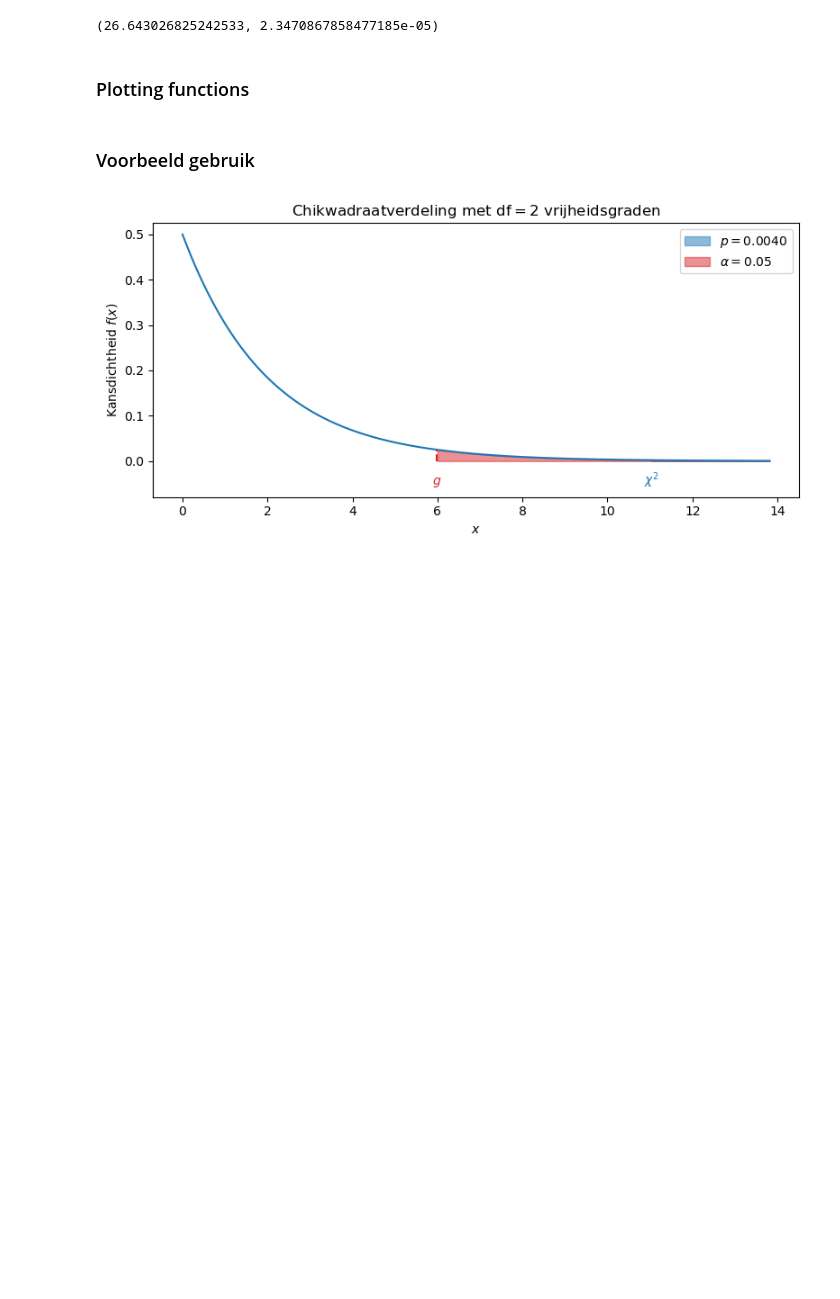
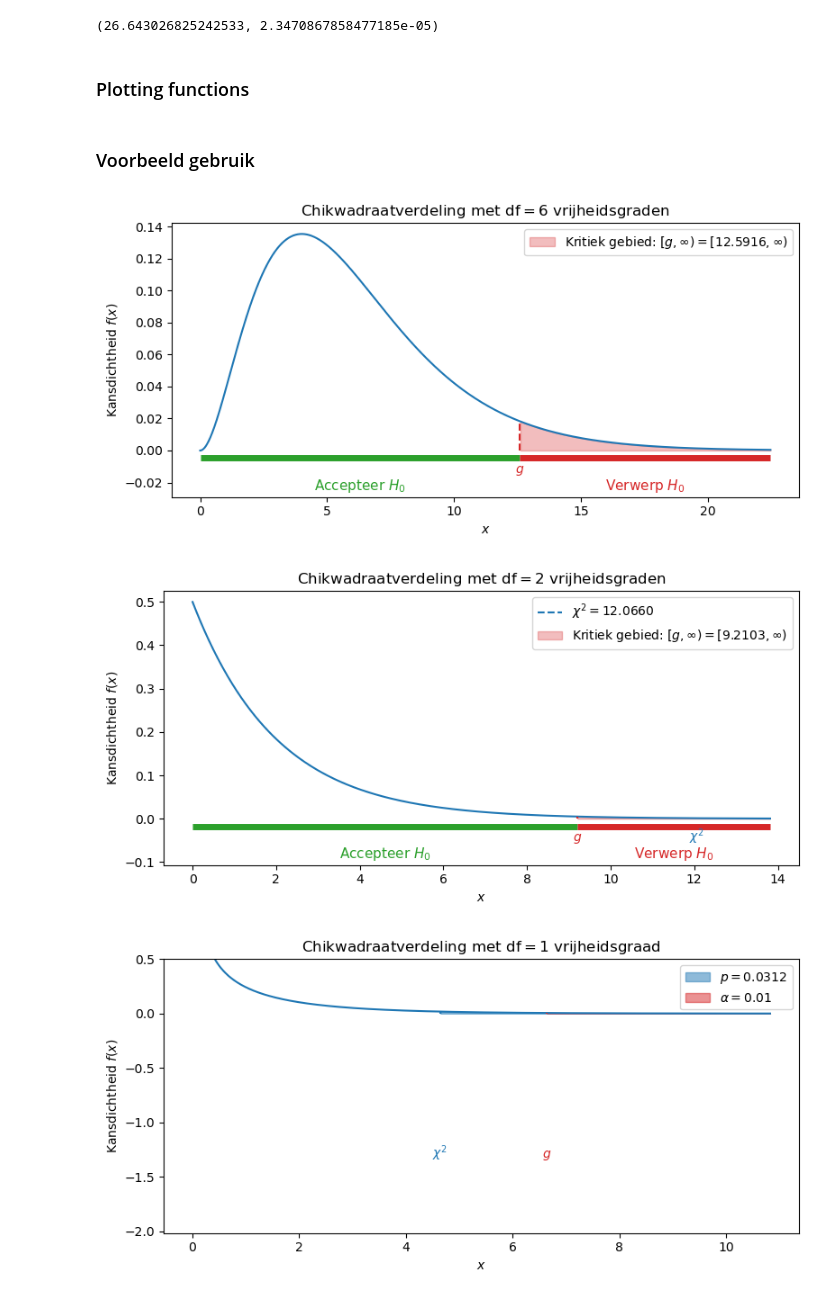
Before and after one commit to DBlom96/Statistiek, a Jupyter notebook: Python/statistics_utils/notebooks/chi_square.ipynb, the cells around one changed output. Cells and saved outputs as stored; diff of their text form; code cells hidden in the pictures; blank space fills up the shorter version.

```diff
--- a/Python/statistics_utils/notebooks/chi_square.ipynb
+++ b/Python/statistics_utils/notebooks/chi_square.ipynb
@@ -320,7 +320,9 @@ def chi2_p_value(test_statistic, alpha, df, filename):
     ax.plot(x, y)
 
     ymin, ymax = ax.get_ylim()
+    ymax = min(ymax, maxy)
     ytext, offset = get_y_annotation(ax)
+    ylines = 1/2 * ytext
     ax.set_ylim(ymin - 2 * offset, ymax)
 
     if test_statistic:
@@ -341,7 +343,7 @@ def chi2_p_value(test_statistic, alpha, df, filename):
     plt.savefig(filename, format='png')
 
 
-def chi2_critical_value(test_statistic, alpha, df, filename):
+def chi2_critical_value(test_statistic=None, alpha=0.05, df=1, filename="test.png"):
     xmin, xmax = chi2_choose_domain(df=df)
     x = np.linspace(xmin, xmax, 1000)
     y = chi2.pdf(x, df=df)
@@ -356,20 +358,29 @@ def chi2_critical_value(test_statistic, alpha, df, filename):
 
     ymin, ymax = ax.get_ylim()
     ytext, offset = get_y_annotation(ax)
-    ax.set_ylim(ymin - 2 * offset, ymax)
+    ylines = 1/3 * ytext
+    ax.set_ylim(ymin - 3 * offset, ymax)
 
     if test_statistic:
         ax.plot([test_statistic, test_statistic], [0, chi2.pdf(test_statistic, df=df)], color=primary_plot_color, linestyle='--', label=f"$\\chi^2={test_statistic:.4f}$")
         ax.text(test_statistic, ytext, "$\\chi^2$", color=primary_plot_color, ha="center")
 
-    ax.fill_between(x, y, where=(x >= critical_value), color=critical_color, alpha=0.3, label=f"Kritiek gebied: $[g,\\infty) = [{critical_value:.4f}: \\infty)$")
+    ax.fill_between(x, y, where=(x >= critical_value), color=critical_color, alpha=0.3, label=f"Kritiek gebied: $[g,\\infty) = [{critical_value:.4f}, \\infty)$")
+
+    # Teken acceptatiegebied
+    ax.hlines(ylines, 0, critical_value, color=acceptable_color, linewidth=5)
+    ax.text(critical_value / 2, 1.75*ytext, 'Accepteer $H_0$', color=acceptable_color, fontsize=11, ha='center')
+
+    # Teken kritieke gebied
+    ax.hlines(ylines, critical_value, xmax, color=critical_color, linewidth=5)
+    ax.text( (critical_value+xmax)/2, 1.75*ytext, 'Verwerp $H_0$', color=critical_color, fontsize=11, ha='center')
+
     ax.plot([critical_value, critical_value], [0, chi2.pdf(critical_value, df=df)], color=critical_color, linestyle='--')
     ax.text(critical_value, ytext, "$g$", color=critical_color, ha="center")
 
     ax.set_title(f'Chikwadraatverdeling met df$={df}$ {"vrijheidsgraad" if df == 1 else "vrijheidsgraden"}')
     ax.set_xlabel('$x$')
     ax.set_ylabel('Kansdichtheid $f(x)$')
-    # ax.ylim(bottom=-0.12 * maxy, top=maxy)
 
     plt.legend()
     plt.tight_layout()
@@ -377,16 +388,15 @@ def chi2_critical_value(test_statistic, alpha, df, filename):
 # %% [markdown]
 ### Voorbeeld gebruik
 # %%
-# chi2_critical_value(test_statistic=None, alpha=0.05, df=6, filename=FIGURE_PATH + "chisq_test1.png")
+# Opgave 10.m2
+chi2_critical_value(test_statistic=None, alpha=0.05, df=6, filename=FIGURE_PATH + "opg10.m2.png")
 
-chi2_p_value(test_statistic=11.032, alpha=0.05, df=2, filename=FIGURE_PATH + "exam20260519_chisq_pval.png")
+# Opgave 10.1
+chi2_critical_value(test_statistic=12.0660, alpha=0.01, df=2, filename=FIGURE_PATH + "opg10.1.png")
 
-# chi2_p_value(test_statistic=4.6402, alpha=0.01, df=1, filename=FIGURE_PATH + "chisq_test3.png")
-
-# chi2_critical_value(test_statistic=10.5717, alpha=0.05, df=3, filename=FIGURE_PATH + "chisq_test4.png")
-# chi2_p_value(test_statistic=10.5717, alpha=0.05, df=3, filename=FIGURE_PATH + "chisq_test5.png")
-
-# chi2_critical_value(test_statistic=10.1366, alpha=0.05, df=3, filename=FIGURE_PATH + "chisq_test6.png")
-# chi2_p_value(test_statistic=10.1366, alpha=0.05, df=3, filename=FIGURE_PATH + "chisq_test7.png")
+# Opgave 10.5
+chi2_p_value(test_statistic=4.6402, alpha=0.01, df=1, filename=FIGURE_PATH + "opg10.5.png")
 # %% [output]
-[figure, old version]
+[figure, new version]
+[figure, added]
+[figure, added]
```
Also changed, not shown: parts of 2 cells of this notebook, 15 other files.
